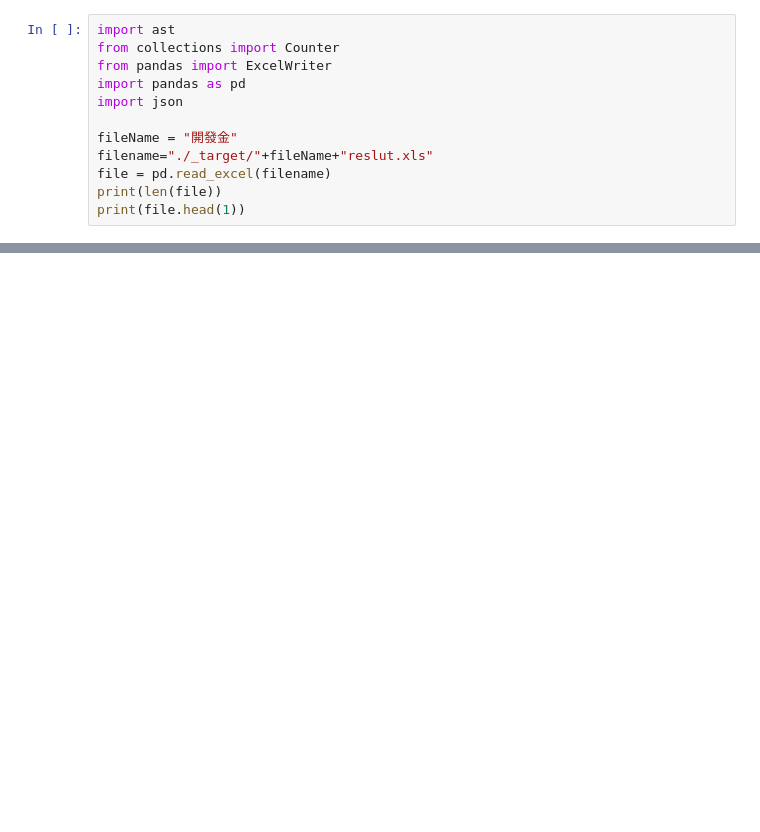
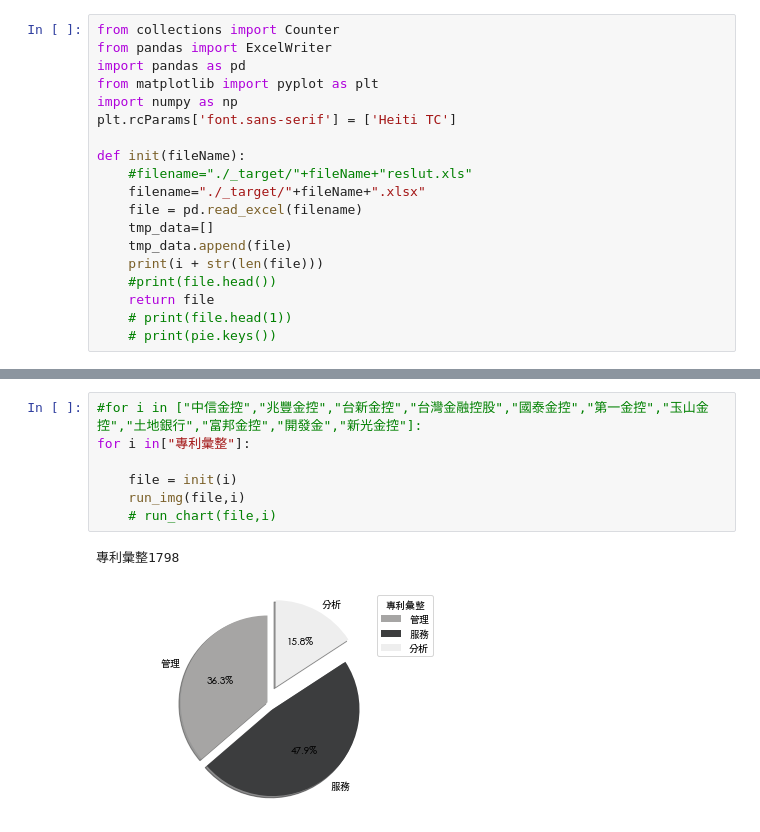
Before and after one commit to leehao921/ckip-transformers, a Jupyter notebook: example/analysis.ipynb, the cells around one changed output, grey strips where cells are left out. Cells and saved outputs as stored; diff of their text form; blank space fills up the shorter version.

Commit message:
pie chart and num analysis
done auto analysis

```diff
--- a/example/analysis.ipynb
+++ b/example/analysis.ipynb
@@ -1,12 +1,19 @@
 # %%
-import ast
 from collections import Counter
 from pandas import ExcelWriter
 import pandas as pd
-import json
+from matplotlib import pyplot as plt
+import numpy as np
+plt.rcParams['font.sans-serif'] = ['Heiti TC']
 
-fileName = "開發金"
-filename="./_target/"+fileName+"reslut.xls"
-file = pd.read_excel(filename)
-print(len(file))
-print(file.head(1))
+def init(fileName):
+    #filename="./_target/"+fileName+"reslut.xls"
+    filename="./_target/"+fileName+".xlsx"
+    file = pd.read_excel(filename)
+    tmp_data=[]
+    tmp_data.append(file)
+    print(i + str(len(file)))
+    #print(file.head())
+    return file
+    # print(file.head(1))
+    # print(pie.keys())
@@ -67,0 +132,10 @@ plt.show()
+# %%
+#for i in ["中信金控","兆豐金控","台新金控","台灣金融控股","國泰金控","第一金控","玉山金控","土地銀行","富邦金控","開發金","新光金控"]:
+for i in["專利彙整"]:
+
+    file = init(i)
+    run_img(file,i)
+    # run_chart(file,i)
+# %% [output]
+專利彙整1798
+[figure, added]
```
Also changed, not shown: parts of 4 cells of this notebook, 45 other files.
